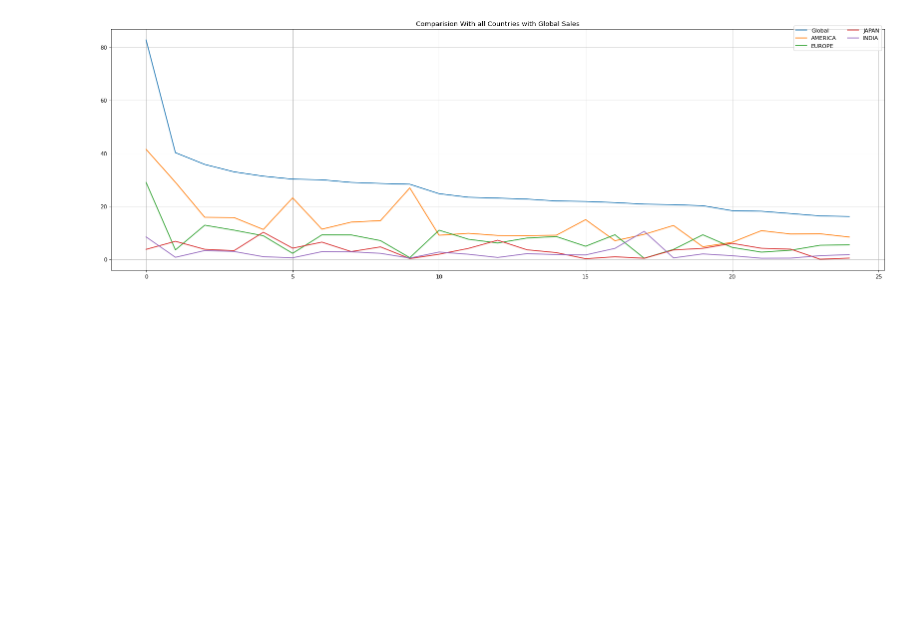
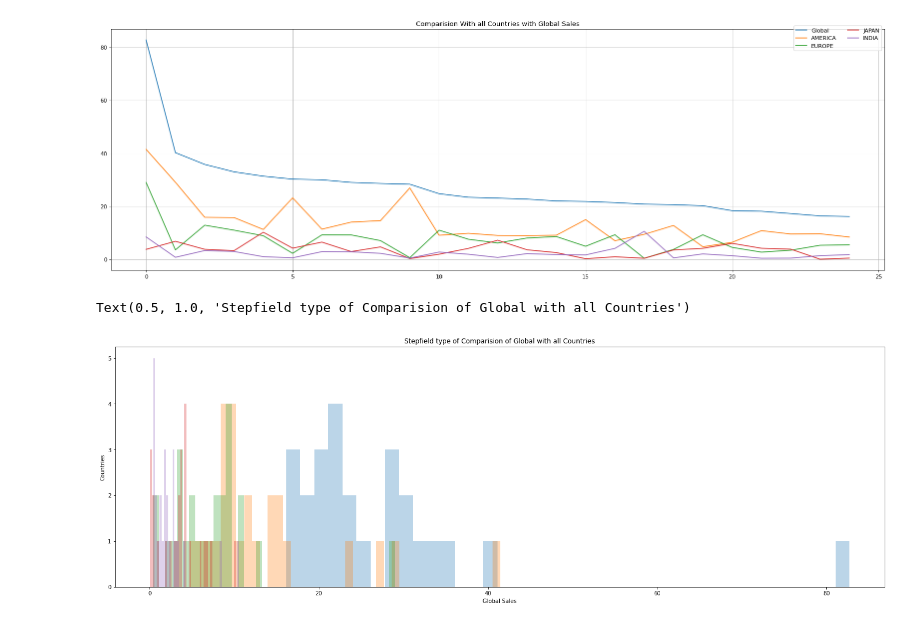
Before and after one commit to Milind-cod3-base/EDA_VideoGames, a Jupyter notebook: games_eda.ipynb, the cells around one changed output. Drawn from its saved outputs; the diff is of its cells as text; code cells hidden in the pictures; blank space fills up the shorter version.

Commit message:
EDA: Stepfield type of Comparision of Global with all Countries

```diff
--- a/games_eda.ipynb
+++ b/games_eda.ipynb
@@ -159,3 +159,17 @@ plt.legend(bbox_to_anchor =(1.0, 1.025), ncol = 2)
 # %% [output]
 <matplotlib.legend.Legend at 0x...>
 [figure]
+# %%
+plt.figure(figsize=(25,8))
+kwargs = dict(histtype='barstacked', alpha=0.3, bins=40)
+plt.hist(total, **kwargs)
+plt.hist(NA, **kwargs)
+plt.hist(EUR, **kwargs)
+plt.hist(JAP, **kwargs)
+plt.hist(IND, **kwargs)
+plt.xlabel('Global Sales')
+plt.ylabel('Countries')
+plt.title('Stepfield type of Comparision of Global with all Countries')
+# %% [output]
+Text(0.5, 1.0, 'Stepfield type of Comparision of Global with all Countries')
+[figure, added]
```
